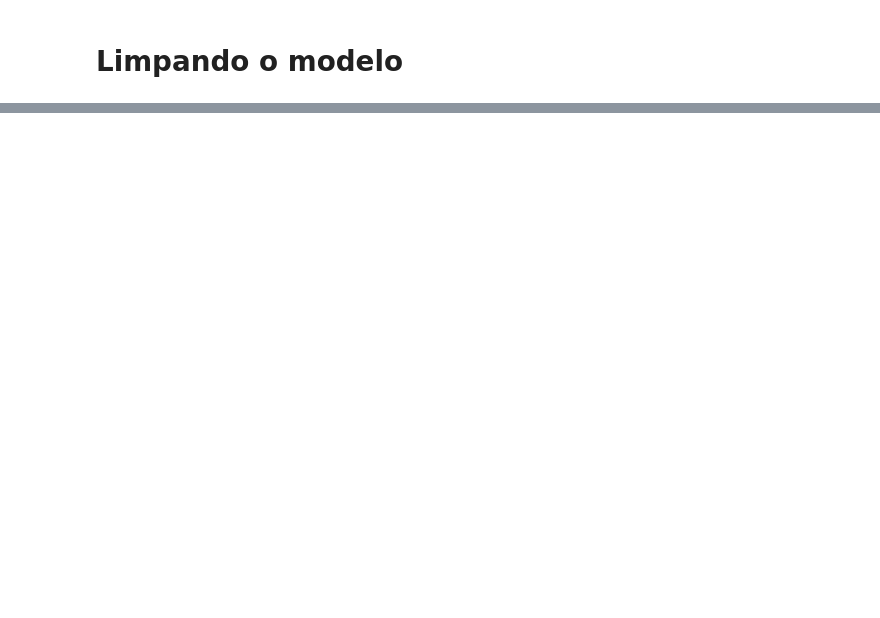
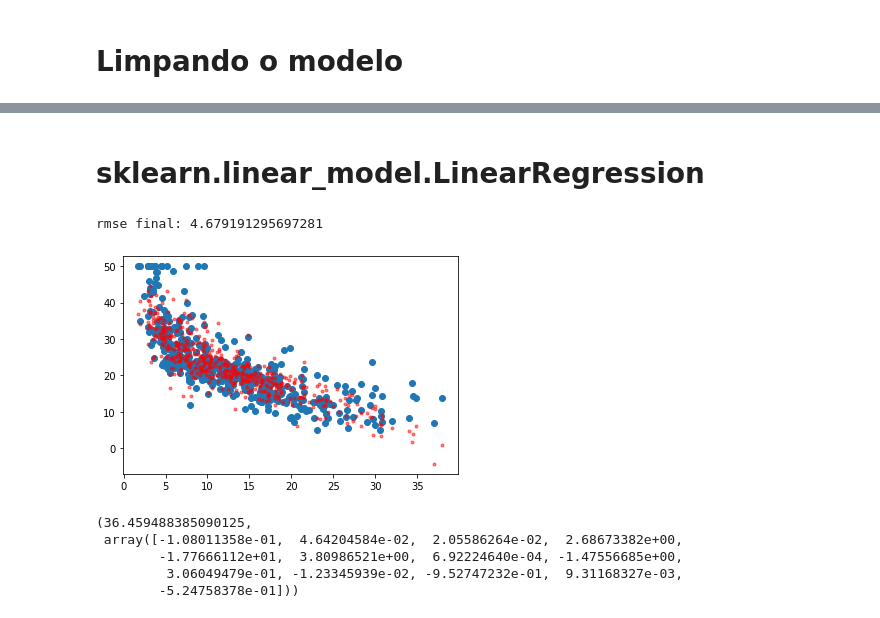
Before and after one commit to fboldt/aulasml, a Jupyter notebook: test.ipynb, the cells around one changed output, grey strips where cells are left out. Saved outputs shown, nothing was run; the diff lists cells and outputs as text; code cells hidden in the pictures; blank space fills up the shorter version.

```diff
--- a/test.ipynb
+++ b/test.ipynb
@@ -190,0 +292,25 @@ rmse final: 6.20346413142642
+# %% [markdown]
+# sklearn.linear_model.LinearRegression
+# %%
+from sklearn.linear_model import LinearRegression
+
+modelo_rl = LinearRegression()
+plt.scatter(x, y)
+
+modelo_rl.fit(X, y)
+
+ypred = modelo_rl.predict(X)
+erro = rmse(y, ypred)
+print(f"rmse final: {erro}")
+plt.plot(x, ypred, '.r', alpha=0.5)
+
+plt.show()
+modelo_rl.intercept_, modelo_rl.coef_
+# %% [output]
+rmse final: 4.679191295697281
+[figure, added]
+(36.459488385090125,
+ array([-1.08011358e-01,  4.64204584e-02,  2.05586264e-02,  2.68673382e+00,
+        -1.77666112e+01,  3.80986521e+00,  6.92224640e-04, -1.47556685e+00,
+         3.06049479e-01, -1.23345939e-02, -9.52747232e-01,  9.31168327e-03,
+        -5.24758378e-01]))
```
Also changed, not shown: parts of 6 cells of this notebook.
